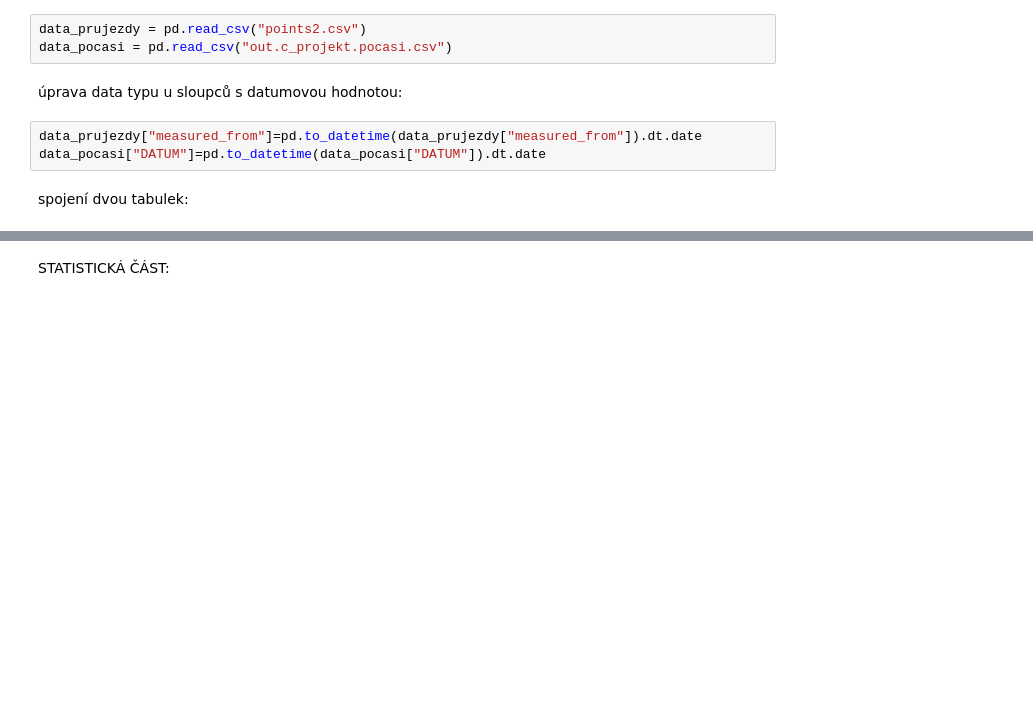
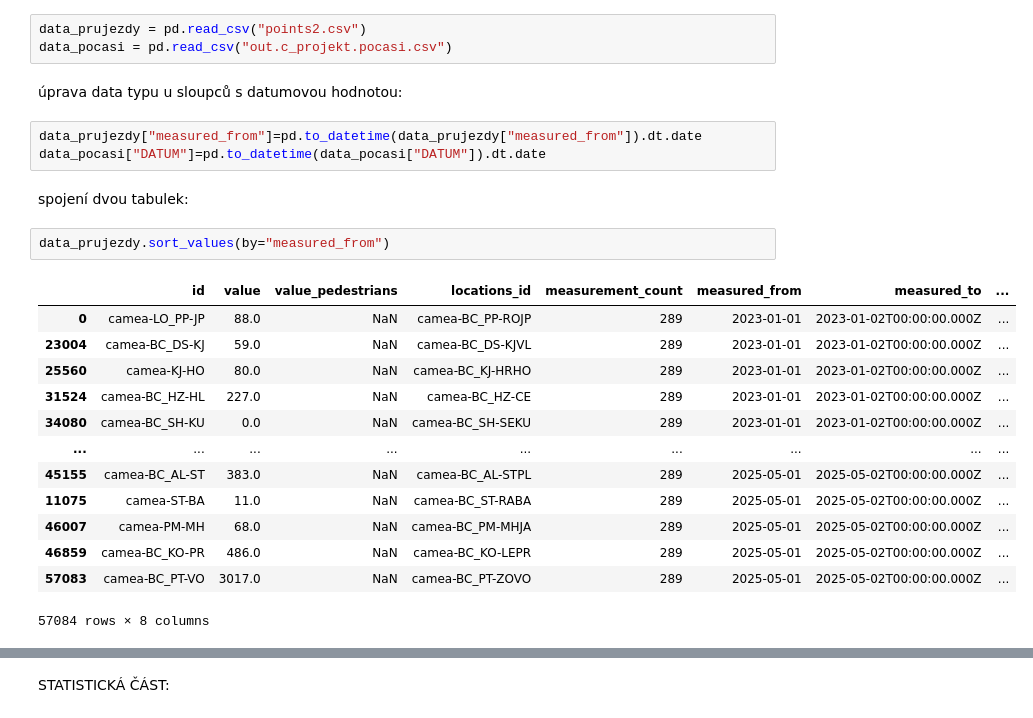
Before and after one commit to KamilaKot/projekt_stat, a Jupyter notebook: statistika/statistika.ipynb, the cells around one changed output, grey strips where cells are left out. Saved outputs shown, nothing was run; the diff lists cells and outputs as text; blank space fills up the shorter version.

```diff
--- a/statistika/statistika.ipynb
+++ b/statistika/statistika.ipynb
@@ -19,4 +19,20 @@ data_prujezdy["measured_from"]=pd.to_datetime(data_prujezdy["measured_from"]).dt
 data_pocasi["DATUM"]=pd.to_datetime(data_pocasi["DATUM"]).dt.date
 # %% [markdown]
 spojení dvou tabulek:
+# %%
+data_prujezdy.sort_values(by="measured_from")
+# %% [output]
+|  | id | value | value_pedestrians | locations_id | measurement_count | measured_from | measured_to | ... |
+| 0 | camea-LO_PP-JP | 88.0 | NaN | camea-BC_PP-ROJP | 289 | 2023-01-01 | 2023-01-02T00:00:00.000Z | ... |
+| 23004 | camea-BC_DS-KJ | 59.0 | NaN | camea-BC_DS-KJVL | 289 | 2023-01-01 | 2023-01-02T00:00:00.000Z | ... |
+| 25560 | camea-KJ-HO | 80.0 | NaN | camea-BC_KJ-HRHO | 289 | 2023-01-01 | 2023-01-02T00:00:00.000Z | ... |
+| 31524 | camea-BC_HZ-HL | 227.0 | NaN | camea-BC_HZ-CE | 289 | 2023-01-01 | 2023-01-02T00:00:00.000Z | ... |
+| 34080 | camea-BC_SH-KU | 0.0 | NaN | camea-BC_SH-SEKU | 289 | 2023-01-01 | 2023-01-02T00:00:00.000Z | ... |
+| ... | ... | ... | ... | ... | ... | ... | ... | ... |
+| 45155 | camea-BC_AL-ST | 383.0 | NaN | camea-BC_AL-STPL | 289 | 2025-05-01 | 2025-05-02T00:00:00.000Z | ... |
+| 11075 | camea-ST-BA | 11.0 | NaN | camea-BC_ST-RABA | 289 | 2025-05-01 | 2025-05-02T00:00:00.000Z | ... |
+| 46007 | camea-PM-MH | 68.0 | NaN | camea-BC_PM-MHJA | 289 | 2025-05-01 | 2025-05-02T00:00:00.000Z | ... |
+| 46859 | camea-BC_KO-PR | 486.0 | NaN | camea-BC_KO-LEPR | 289 | 2025-05-01 | 2025-05-02T00:00:00.000Z | ... |
+| 57083 | camea-BC_PT-VO | 3017.0 | NaN | camea-BC_PT-ZOVO | 289 | 2025-05-01 | 2025-05-02T00:00:00.000Z | ... |
+57084 rows × 8 columns
 # %%
```
Also changed, not shown: parts of 7 cells of this notebook.
